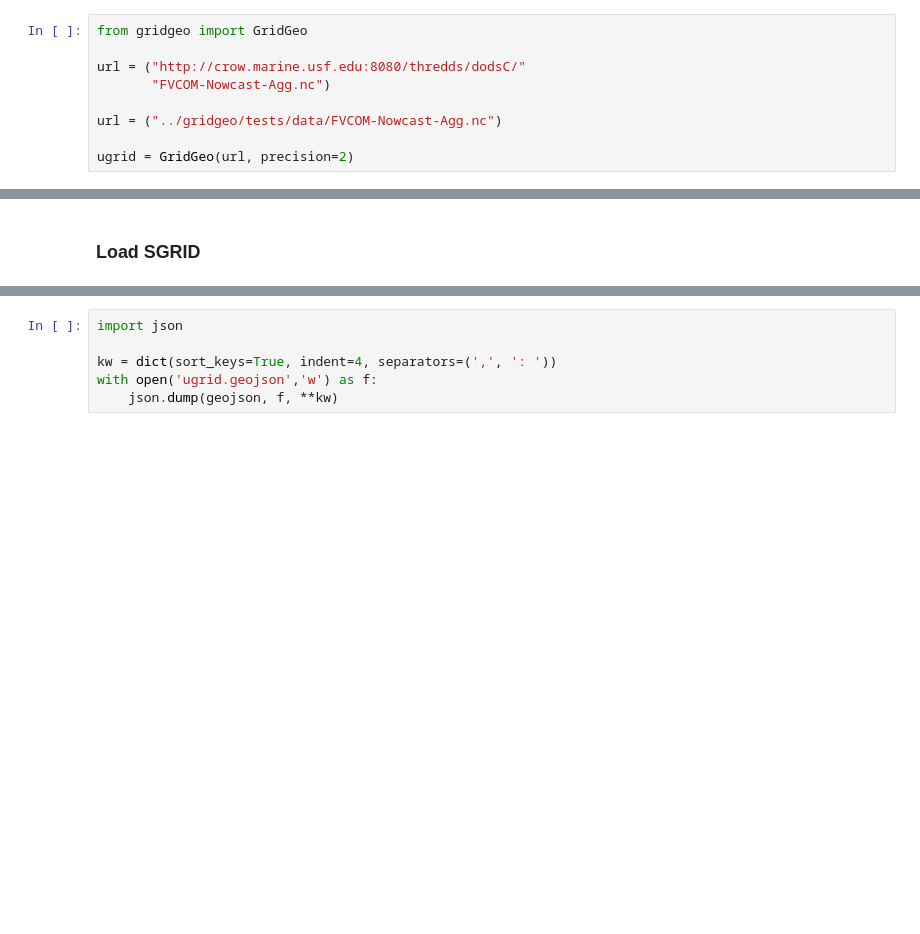
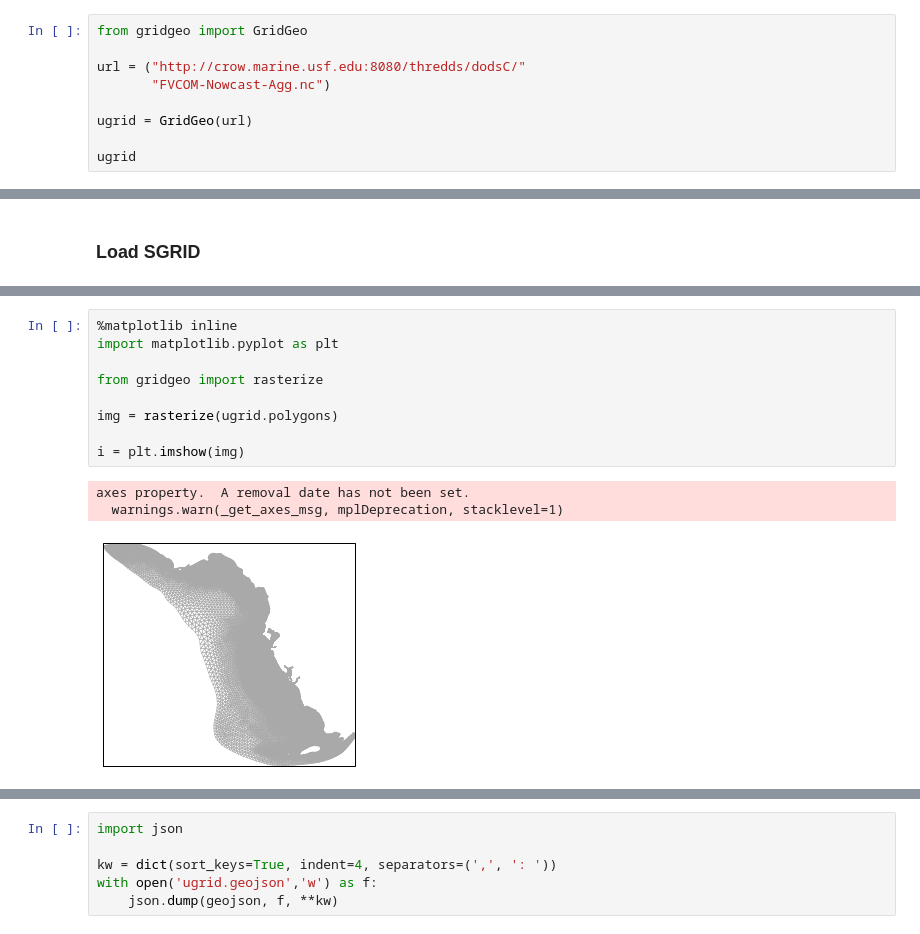
Before and after one commit to pyoceans/gridgeo, a Jupyter notebook: notebooks/example_gridgeo.ipynb, the cells around one changed output, grey strips where cells are left out. Cells and saved outputs as stored; diff of their text form; blank space fills up the shorter version.

Commit message:
Raster representation and some re-factoring.

```diff
--- a/notebooks/example_gridgeo.ipynb
+++ b/notebooks/example_gridgeo.ipynb
@@ -6,6 +6,6 @@ from gridgeo import GridGeo
 url = ("http://crow.marine.usf.edu:8080/thredds/dodsC/"
        "FVCOM-Nowcast-Agg.nc")
 
-url = ("../gridgeo/tests/data/FVCOM-Nowcast-Agg.nc")
+ugrid = GridGeo(url)
 
-ugrid = GridGeo(url, precision=2)
+ugrid
@@ -24,0 +51,13 @@ Showing the whole grid is quite expensive!!!
+# %%
+%matplotlib inline
+import matplotlib.pyplot as plt
+
+from gridgeo import rasterize
+
+img = rasterize(ugrid.polygons)
+
+i = plt.imshow(img)
+# %% [output]
+axes property.  A removal date has not been set.
+  warnings.warn(_get_axes_msg, mplDeprecation, stacklevel=1)
+[figure, added]
```
Also changed, not shown: parts of 34 cells of this notebook, 10 other files.
